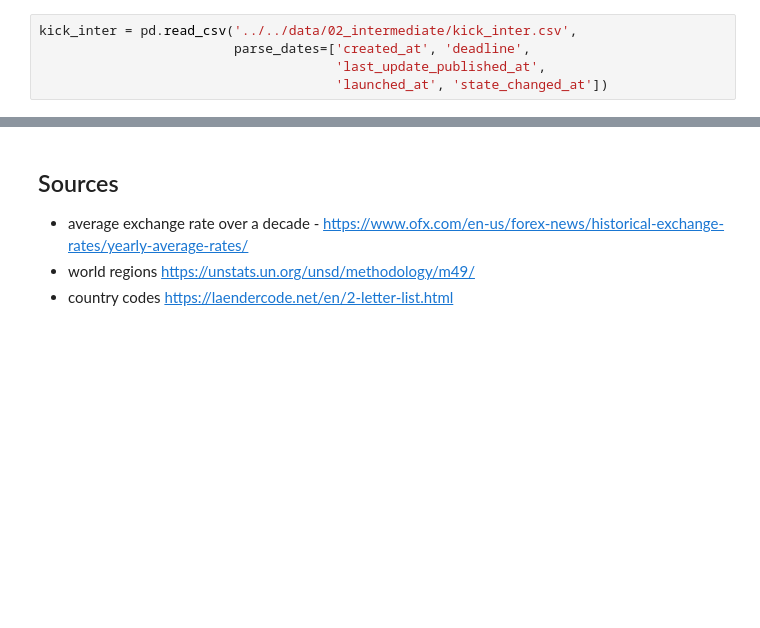
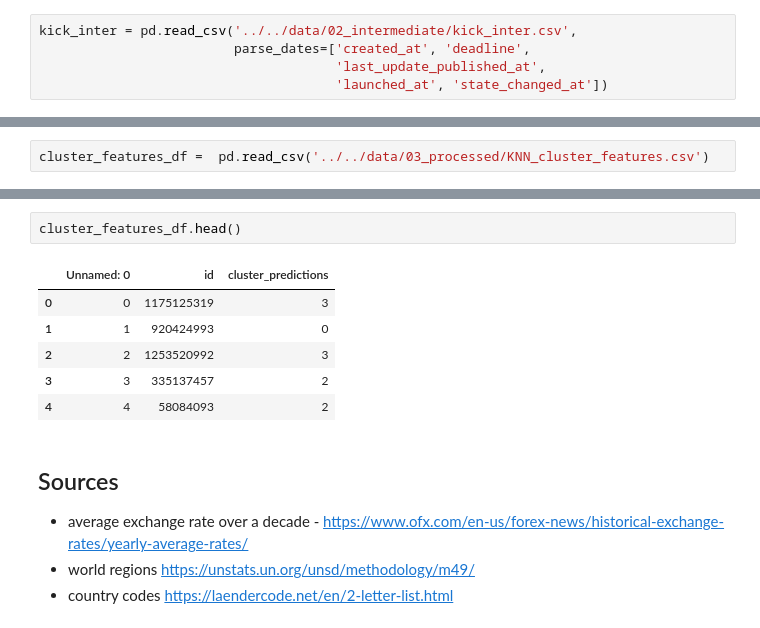
Before and after one commit to nateej1/kickstarter-campaign-classification, a Jupyter notebook: notebooks/02_processing/20190814-mlb-kickstarter-feature-engineering.ipynb, the cells around one changed output, grey strips where cells are left out. Saved outputs shown, nothing was run; the diff lists cells and outputs as text; blank space fills up the shorter version.

```diff
--- a/notebooks/02_processing/20190814-mlb-kickstarter-feature-engineering.ipynb
+++ b/notebooks/02_processing/20190814-mlb-kickstarter-feature-engineering.ipynb
@@ -17,0 +14,2 @@ ModuleNotFoundError: No module named 'pandas.core.internals.managers'; 'pandas.c
+# %%
+cluster_features_df =  pd.read_csv('../../data/03_processed/KNN_cluster_features.csv')
@@ -18,3 +30,12 @@ ModuleNotFoundError: No module named 'pandas.core.internals.managers'; 'pandas.c
+# %%
+cluster_features_df.head()
+# %% [output]
+|  | Unnamed: 0 | id | cluster_predictions |
+| 0 | 0 | 1175125319 | 3 |
+| 1 | 1 | 920424993 | 0 |
+| 2 | 2 | 1253520992 | 3 |
+| 3 | 3 | 335137457 | 2 |
+| 4 | 4 | 58084093 | 2 |
 # %% [markdown]
 ## Sources
 
```
Also changed, not shown: parts of 3 cells of this notebook, 3 other files.
